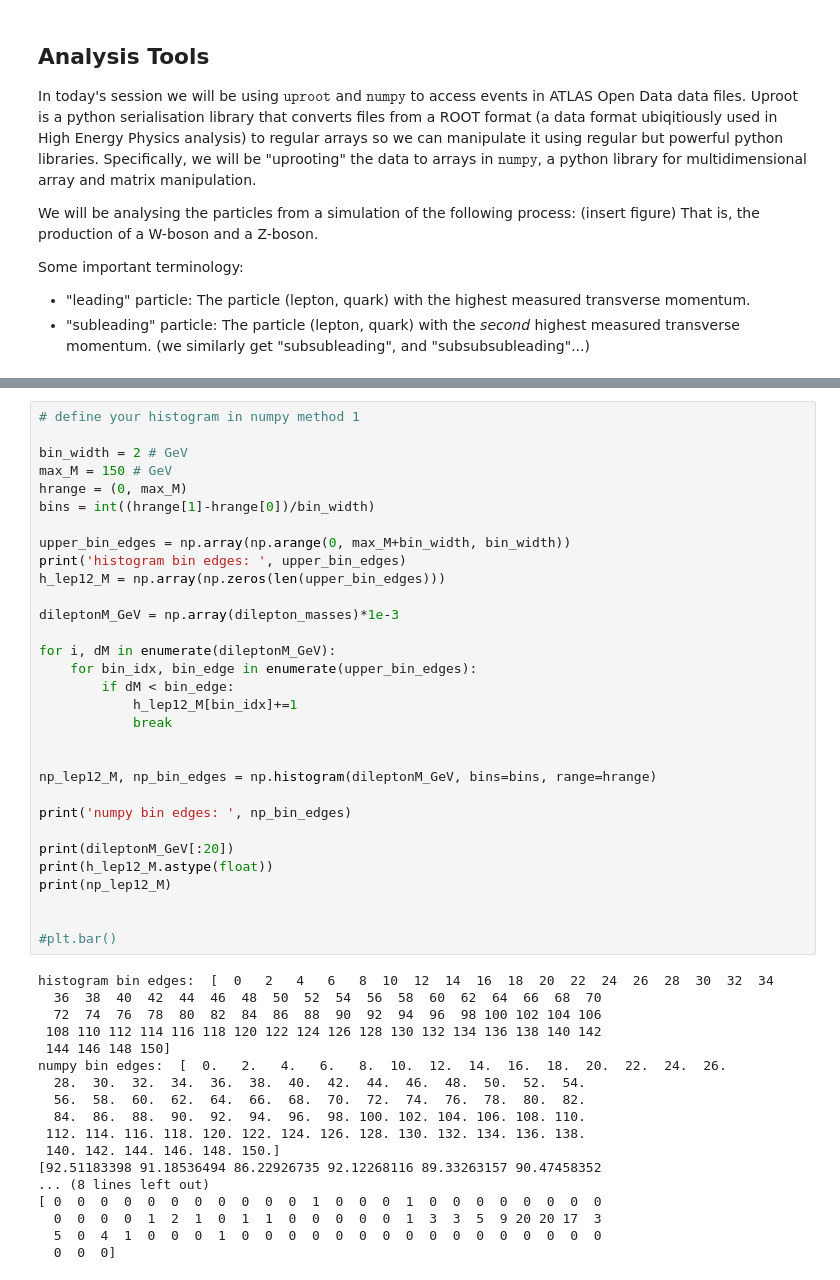
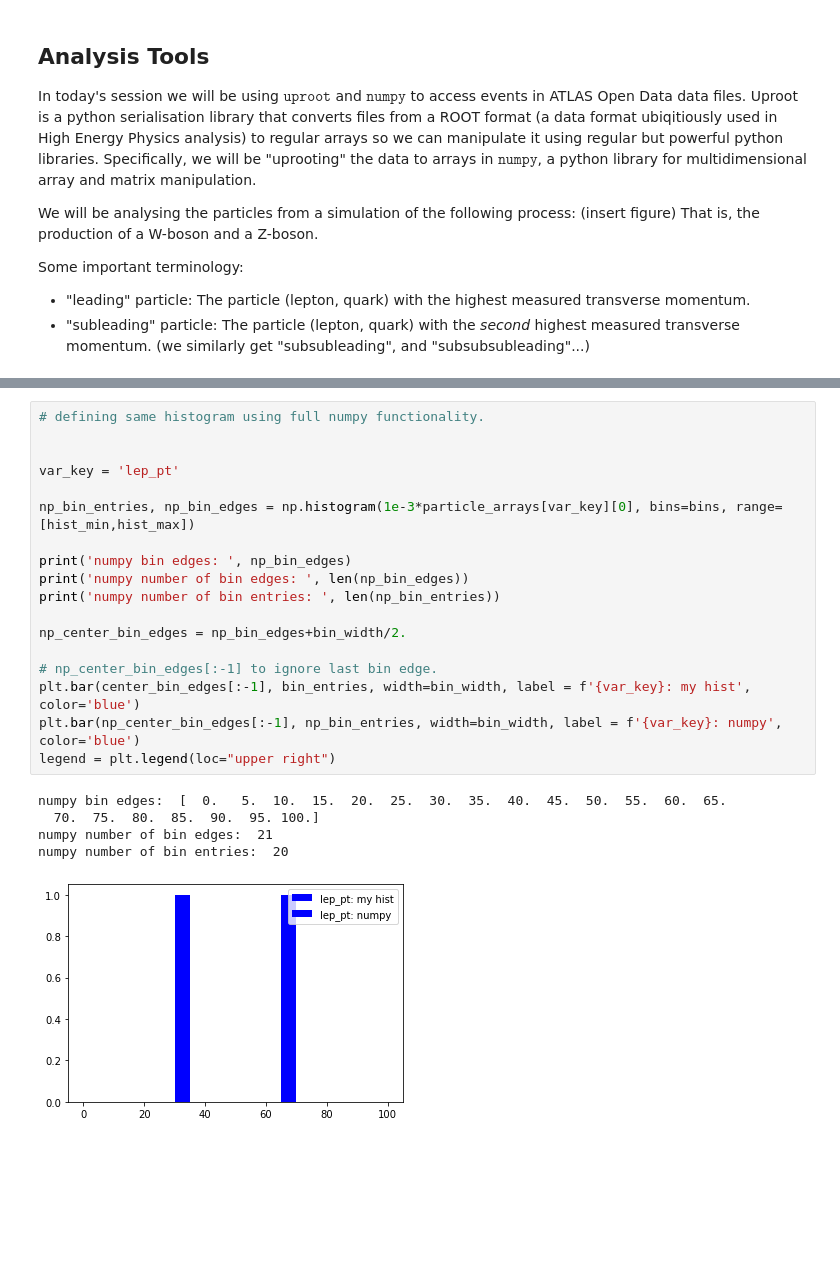
Before and after one commit to cantel/UNIGE-LHCParticlePhysics-Notebooks, a Jupyter notebook: Session1_ToolsAndData.ipynb, the cells around one changed output, grey strips where cells are left out. Cells and saved outputs as stored; diff of their text form; blank space fills up the shorter version.

```diff
--- a/Session1_ToolsAndData.ipynb
+++ b/Session1_ToolsAndData.ipynb
@@ -250,49 +200,24 @@ Questions:
 # %%
-# define your histogram in numpy method 1
-
-bin_width = 2 # GeV
-max_M = 150 # GeV
-hrange = (0, max_M)
-bins = int((hrange[1]-hrange[0])/bin_width)
-
-upper_bin_edges = np.array(np.arange(0, max_M+bin_width, bin_width))
-print('histogram bin edges: ', upper_bin_edges)
-h_lep12_M = np.array(np.zeros(len(upper_bin_edges)))
-
-dileptonM_GeV = np.array(dilepton_masses)*1e-3
-
-for i, dM in enumerate(dileptonM_GeV):
-    for bin_idx, bin_edge in enumerate(upper_bin_edges):
-        if dM < bin_edge:
-            h_lep12_M[bin_idx]+=1
-            break
+# defining same histogram using full numpy functionality.
 
 
-np_lep12_M, np_bin_edges = np.histogram(dileptonM_GeV, bins=bins, range=hrange)
+var_key = 'lep_pt'
+
+np_bin_entries, np_bin_edges = np.histogram(1e-3*particle_arrays[var_key][0], bins=bins, range=[hist_min,hist_max])
 
 print('numpy bin edges: ', np_bin_edges)
+print('numpy number of bin edges: ', len(np_bin_edges))
+print('numpy number of bin entries: ', len(np_bin_entries))
 
-print(dileptonM_GeV[:20])
-print(h_lep12_M.astype(float))
-print(np_lep12_M)
+np_center_bin_edges = np_bin_edges+bin_width/2.
 
-
-#plt.bar()
+# np_center_bin_edges[:-1] to ignore last bin edge.
+plt.bar(center_bin_edges[:-1], bin_entries, width=bin_width, label = f'{var_key}: my hist', color='blue')
+plt.bar(np_center_bin_edges[:-1], np_bin_entries, width=bin_width, label = f'{var_key}: numpy', color='blue')
+legend = plt.legend(loc="upper right")
 # %% [output]
-histogram bin edges:  [  0   2   4   6   8  10  12  14  16  18  20  22  24  26  28  30  32  34
-  36  38  40  42  44  46  48  50  52  54  56  58  60  62  64  66  68  70
-  72  74  76  78  80  82  84  86  88  90  92  94  96  98 100 102 104 106
- 108 110 112 114 116 118 120 122 124 126 128 130 132 134 136 138 140 142
- 144 146 148 150]
-numpy bin edges:  [  0.   2.   4.   6.   8.  10.  12.  14.  16.  18.  20.  22.  24.  26.
-  28.  30.  32.  34.  36.  38.  40.  42.  44.  46.  48.  50.  52.  54.
-  56.  58.  60.  62.  64.  66.  68.  70.  72.  74.  76.  78.  80.  82.
-  84.  86.  88.  90.  92.  94.  96.  98. 100. 102. 104. 106. 108. 110.
- 112. 114. 116. 118. 120. 122. 124. 126. 128. 130. 132. 134. 136. 138.
- 140. 142. 144. 146. 148. 150.]
-[92.51183398 91.18536494 86.22926735 92.12268116 89.33263157 90.47458352
-... (8 lines left out)
-[ 0  0  0  0  0  0  0  0  0  0  0  1  0  0  0  1  0  0  0  0  0  0  0  0
-  0  0  0  0  1  2  1  0  1  1  0  0  0  0  0  1  3  3  5  9 20 20 17  3
-  5  0  4  1  0  0  0  1  0  0  0  0  0  0  0  0  0  0  0  0  0  0  0  0
-  0  0  0]
+numpy bin edges:  [  0.   5.  10.  15.  20.  25.  30.  35.  40.  45.  50.  55.  60.  65.
+  70.  75.  80.  85.  90.  95. 100.]
+numpy number of bin edges:  21
+numpy number of bin entries:  20
+[figure, added]
```
Also changed, not shown: parts of 21 cells of this notebook.
